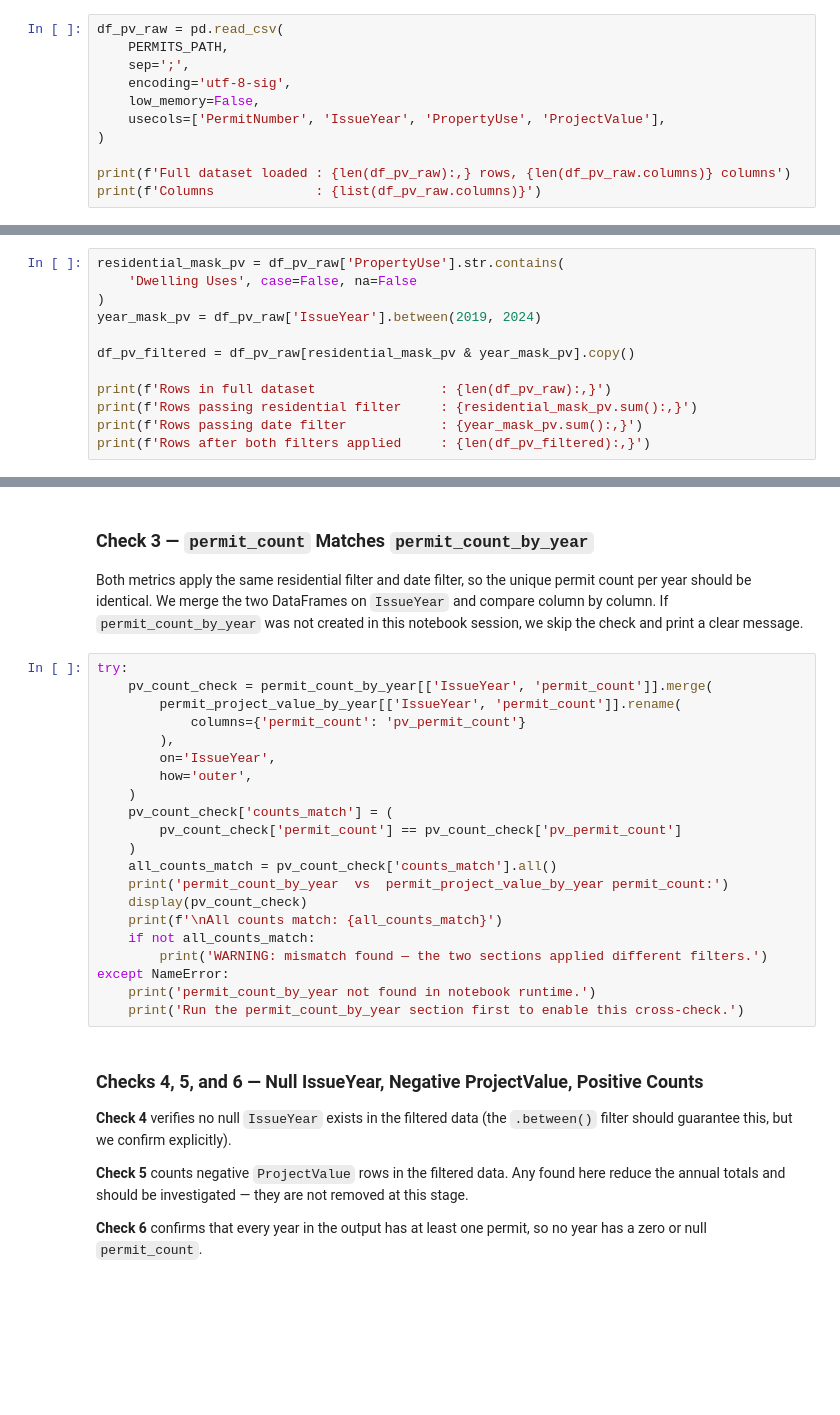
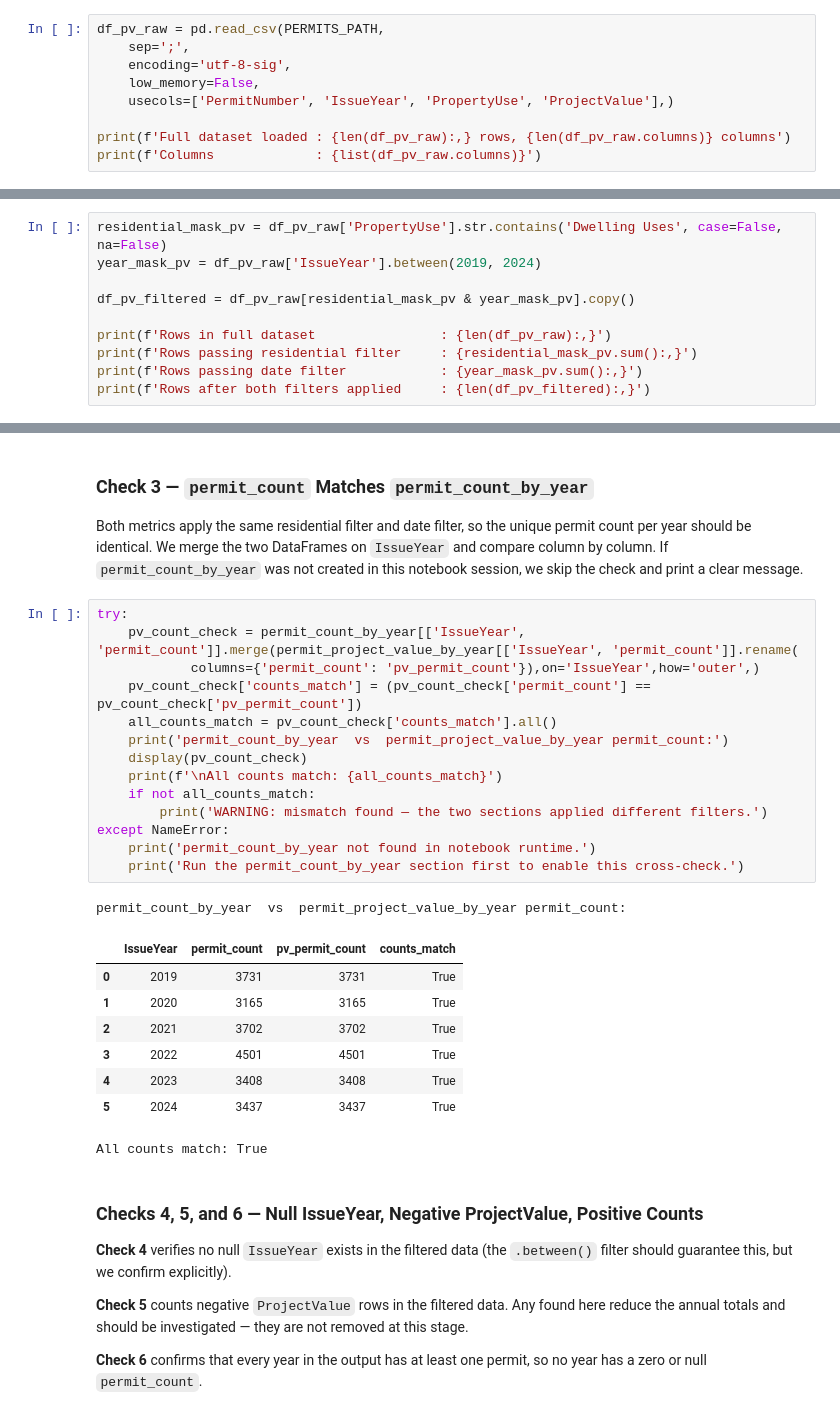
Before and after one commit to chvmdf/vancouver-property-value-housing-supply-analysis, a Jupyter notebook: notebooks/03_building_permits_preparation_and_analysis.ipynb, the cells around one changed output, grey strips where cells are left out. Drawn from its saved outputs; the diff is of its cells as text; blank space fills up the shorter version.

```diff
--- a/notebooks/03_building_permits_preparation_and_analysis.ipynb
+++ b/notebooks/03_building_permits_preparation_and_analysis.ipynb
@@ -846,13 +846,11 @@ We reload the complete permits file with `usecols` limited to the four columns n
 
 This cell depends on `PERMITS_PATH` defined in the setup cell above.
 # %%
-df_pv_raw = pd.read_csv(
-    PERMITS_PATH,
+df_pv_raw = pd.read_csv(PERMITS_PATH,
     sep=';',
     encoding='utf-8-sig',
     low_memory=False,
-    usecols=['PermitNumber', 'IssueYear', 'PropertyUse', 'ProjectValue'],
-)
+    usecols=['PermitNumber', 'IssueYear', 'PropertyUse', 'ProjectValue'],)
 
 print(f'Full dataset loaded : {len(df_pv_raw):,} rows, {len(df_pv_raw.columns)} columns')
 print(f'Columns             : {list(df_pv_raw.columns)}')
@@ -861,9 +862,7 @@ print(f'Columns             : {list(df_pv_raw.columns)}')
 
 The same two masks used in section 11–12 are applied here to the new DataFrame. We name the filtered result `df_pv_filtered` to keep it separate from `df_filtered` (the three-column filtered frame used for `permit_count_by_year`).
 # %%
-residential_mask_pv = df_pv_raw['PropertyUse'].str.contains(
-    'Dwelling Uses', case=False, na=False
-)
+residential_mask_pv = df_pv_raw['PropertyUse'].str.contains('Dwelling Uses', case=False, na=False)
 year_mask_pv = df_pv_raw['IssueYear'].between(2019, 2024)
 
 df_pv_filtered = df_pv_raw[residential_mask_pv & year_mask_pv].copy()
@@ -965,25 +991,28 @@ if not all_totals_nonneg:
 Both metrics apply the same residential filter and date filter, so the unique permit count per year should be identical. We merge the two DataFrames on `IssueYear` and compare column by column. If `permit_count_by_year` was not created in this notebook session, we skip the check and print a clear message.
 # %%
 try:
-    pv_count_check = permit_count_by_year[['IssueYear', 'permit_count']].merge(
-        permit_project_value_by_year[['IssueYear', 'permit_count']].rename(
-            columns={'permit_count': 'pv_permit_count'}
-        ),
-        on='IssueYear',
-        how='outer',
-    )
-    pv_count_check['counts_match'] = (
-        pv_count_check['permit_count'] == pv_count_check['pv_permit_count']
-    )
+    pv_count_check = permit_count_by_year[['IssueYear', 'permit_count']].merge(permit_project_value_by_year[['IssueYear', 'permit_count']].rename(
+            columns={'permit_count': 'pv_permit_count'}),on='IssueYear',how='outer',)
+    pv_count_check['counts_match'] = (pv_count_check['permit_count'] == pv_count_check['pv_permit_count'])
     all_counts_match = pv_count_check['counts_match'].all()
     print('permit_count_by_year  vs  permit_project_value_by_year permit_count:')
     display(pv_count_check)
     print(f'\nAll counts match: {all_counts_match}')
     if not all_counts_match:
         print('WARNING: mismatch found — the two sections applied different filters.')
 except NameError:
     print('permit_count_by_year not found in notebook runtime.')
     print('Run the permit_count_by_year section first to enable this cross-check.')
+# %% [output]
+permit_count_by_year  vs  permit_project_value_by_year permit_count:
+|  | IssueYear | permit_count | pv_permit_count | counts_match |
+| 0 | 2019 | 3731 | 3731 | True |
+| 1 | 2020 | 3165 | 3165 | True |
+| 2 | 2021 | 3702 | 3702 | True |
+| 3 | 2022 | 4501 | 4501 | True |
+| 4 | 2023 | 3408 | 3408 | True |
+| 5 | 2024 | 3437 | 3437 | True |
+All counts match: True
 # %% [markdown]
 ### Checks 4, 5, and 6 — Null IssueYear, Negative ProjectValue, Positive Counts
 
```
Also changed, not shown: parts of 7 cells of this notebook.
